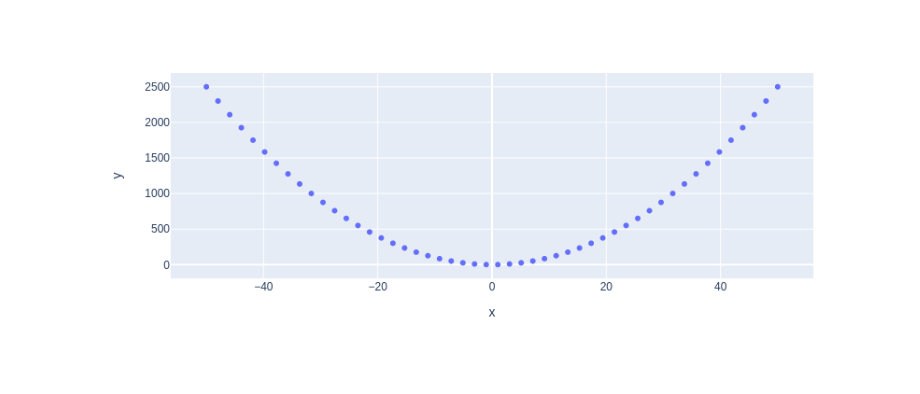
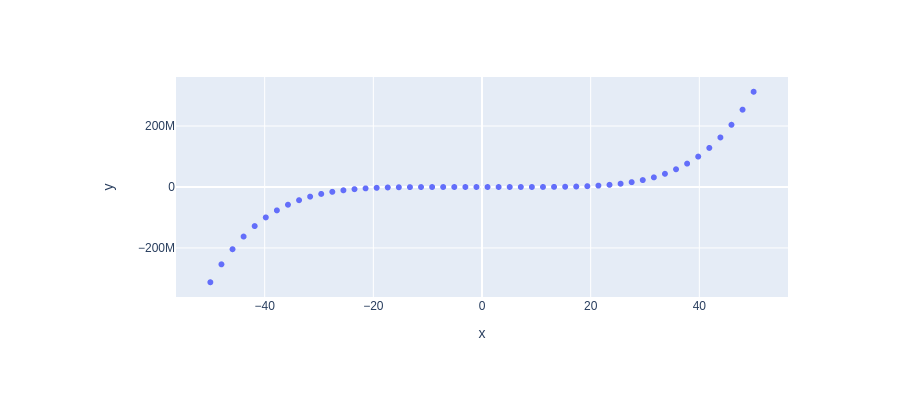
Before and after one commit to codebysehee/my-notebooks-repo, a Jupyter notebook: experiment1.ipynb, the cells around one changed output. Saved outputs shown, nothing was run; the diff lists cells and outputs as text; code cells hidden in the pictures.

```diff
--- a/experiment1.ipynb
+++ b/experiment1.ipynb
@@ -6,7 +6,7 @@ import plotly.express as px
 x = np.linspace(start=-50, stop=50)
 
 # y-axis data points
-y = x ** 2
+y = x ** 5
 
 # define the plot
 fig = px.scatter(x=x, y=y)
@@ -17 +16 @@ fig.show()
-[figure, old version]
+[figure, new version]
```
Also changed, not shown: parts of 1 cell of this notebook.
